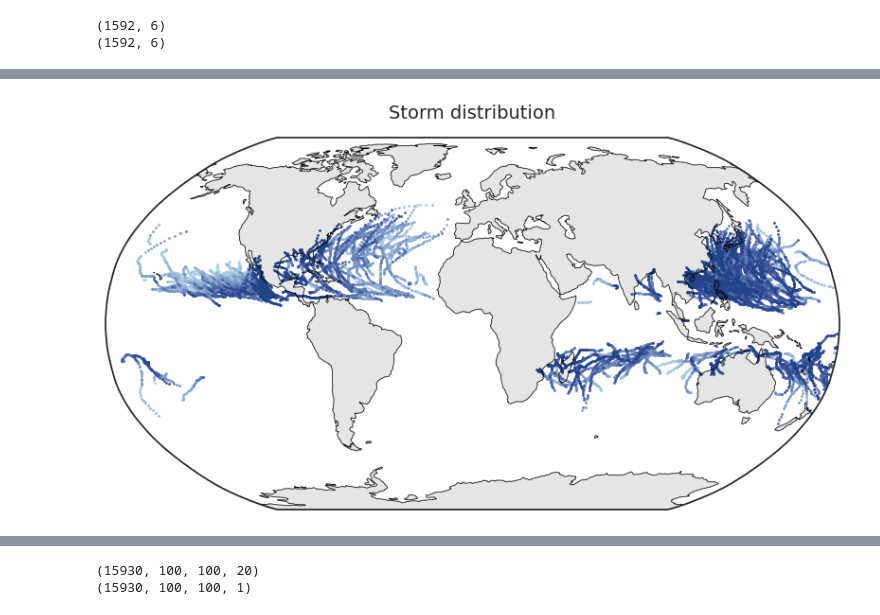
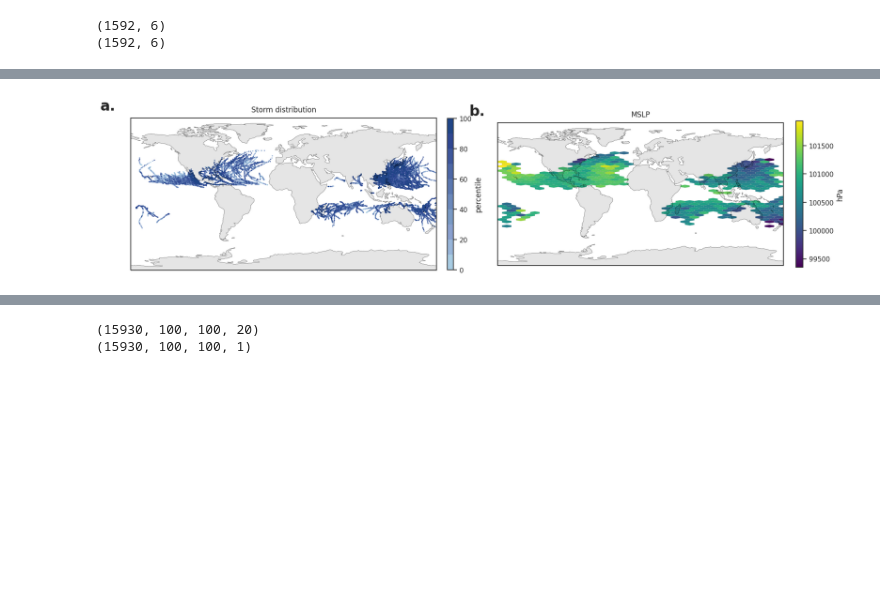
Before and after one commit to vosps/tropical_cyclone, a Jupyter notebook: tracking/9_interpretability.ipynb, the cells around one changed output, grey strips where cells are left out. Drawn from its saved outputs; the diff is of its cells as text; code cells hidden in the pictures; blank space fills up the shorter version.

```diff
--- a/tracking/9_interpretability.ipynb
+++ b/tracking/9_interpretability.ipynb
@@ -302,51 +371,103 @@ plt.clf()
 # %%
 levels = [10, 15, 20, 25, 30, 40, 50,75, 100,140,180,200,250,300]
 sns.set_style("white")
 sns.set_context("notebook")
 vmin=-2
 vmax=2
 
 
-fig, ax = plt.subplots(figsize=(10, 20),subplot_kw={'projection': ccrs.Robinson()})
+fig, axes = plt.subplots(1,2,figsize=(20, 35),subplot_kw={'projection': ccrs.PlateCarree()})
 
 # ax.set_xlim([-180, 180])
 # ax.set_ylim([-90, 90])
 
-ax.scatter(p_10[:,5],p_10[:,4], color="#A8CCE3",s=1,transform=ccrs.PlateCarree())
-ax.scatter(p_20[:,5],p_20[:,4], color="#98B5D9",s=1,transform=ccrs.PlateCarree())
-ax.scatter(p_30[:,5],p_30[:,4], color="#89A0CF",s=1,transform=ccrs.PlateCarree())
-ax.scatter(p_40[:,5],p_40[:,4], color="#799AC5",s=1,transform=ccrs.PlateCarree())
-ax.scatter(p_50[:,5],p_50[:,4], color="#6A88BB",s=1,transform=ccrs.PlateCarree())
-ax.scatter(p_60[:,5],p_60[:,4], color="#5B78B0",s=1,transform=ccrs.PlateCarree())
-ax.scatter(p_70[:,5],p_70[:,4], color="#4C67A6",s=1,transform=ccrs.PlateCarree())
-ax.scatter(p_80[:,5],p_80[:,4], color="#3E579C",s=1,transform=ccrs.PlateCarree())
-ax.scatter(p_90[:,5],p_90[:,4], color="#2F4792",s=1,transform=ccrs.PlateCarree())
-ax.scatter(p_100[:,5],p_100[:,4], color="#204587",s=1,transform=ccrs.PlateCarree())
+axes[0].scatter(p_10[:,5],p_10[:,4], color="#A8CCE3",s=1,transform=ccrs.PlateCarree())
+axes[0].scatter(p_20[:,5],p_20[:,4], color="#98B5D9",s=1,transform=ccrs.PlateCarree())
+axes[0].scatter(p_30[:,5],p_30[:,4], color="#89A0CF",s=1,transform=ccrs.PlateCarree())
+axes[0].scatter(p_40[:,5],p_40[:,4], color="#799AC5",s=1,transform=ccrs.PlateCarree())
+axes[0].scatter(p_50[:,5],p_50[:,4], color="#6A88BB",s=1,transform=ccrs.PlateCarree())
+axes[0].scatter(p_60[:,5],p_60[:,4], color="#5B78B0",s=1,transform=ccrs.PlateCarree())
+axes[0].scatter(p_70[:,5],p_70[:,4], color="#4C67A6",s=1,transform=ccrs.PlateCarree())
+axes[0].scatter(p_80[:,5],p_80[:,4], color="#3E579C",s=1,transform=ccrs.PlateCarree())
+axes[0].scatter(p_90[:,5],p_90[:,4], color="#2F4792",s=1,transform=ccrs.PlateCarree())
+axes[0].scatter(p_100[:,5],p_100[:,4], color="#204587",s=1,transform=ccrs.PlateCarree())
 
-ax.add_feature(cfeature.COASTLINE,linewidth=0.5)
-ax.add_feature(cfeature.LAND, zorder=100,color='black',alpha=0.1)
+axes[0].add_feature(cfeature.COASTLINE,linewidth=0.2)
+axes[0].add_feature(cfeature.LAND, zorder=100,color='black',alpha=0.1)
 
 
-# plt.contourf(storm.precipitation[0,:,:,0],storm.storm_lats[0,:,:],storm.storm_lons[0,:,:])
+# plt.contourf(storm.precipitation[:,:,0],storm.storm_lats[:,:],storm.storm_lons[:,:])
 
 
 # ax.outline_patch.set_linewidth(0.5)
 # gl = ax.gridlines(crs=ccrs.PlateCarree(), draw_labels=True,
 # 			linewidth=0.5, color='gray', alpha=0.5, linestyle='-')
 # gl.xlabels_top = False
 # gl.ylabels_right = False
 # gl.xlabel_style = {'size': 14}
 # gl.ylabel_style = {'size': 14}
 
-ax.tick_params(axis='x', labelsize=20)
-ax.tick_params(axis='y', labelsize=20)
+axes[0].tick_params(axis='x', labelsize=20)
+axes[0].tick_params(axis='y', labelsize=20)
+axes[0].set_title('Storm distribution',fontsize=12,pad=10)
+
+levels = [10, 15, 20, 25, 30, 40, 50,75, 100,140,180,200,250,300]
+vmin=-2
+vmax=2
+width_ratios = [1,0.1]
+# fig, ax = plt.subplots(figsize=(10, 20),subplot_kw={'projection': ccrs.PlateCarree()})
+# ax[1].set_axis_off()
+# ax.contourf(inputs[:,5],inputs[:,4],inputs[:,0],levels=range(98000,102000,500000), transform=ccrs.PlateCarree(),cmap='Oranges')
+# im = ax.pcolormesh(inputs[:,5],inputs[:,4],inputs[:,0], cmap='viridis', transform=ccrs.PlateCarree())
+x = inputs[:,5]
+y = inputs[:,4]
+z = inputs[:,0]
+m = axes[1].hexbin(x,y, C=z, gridsize=30, cmap='viridis', mincnt=1, edgecolor='gray', reduce_C_function=np.mean,linewidth=0.1, transform=ccrs.PlateCarree())
+axes[1].add_feature(cfeature.COASTLINE,linewidth=0.2)
+axes[1].add_feature(cfeature.LAND, zorder=100,color='black',alpha=0.1)
+# gl = axes[1].gridlines(crs=ccrs.PlateCarree(), draw_labels=True,
+# 			linewidth=0.5, color='gray', alpha=0.5, linestyle='-')
+# gl.xlabels_top = False
+# gl.ylabels_right = False
+# gl.xlabel_style = {'size': 14}
+# gl.ylabel_style = {'size': 14}
+
+axes[1].tick_params(axis='x', labelsize=20)
+axes[1].tick_params(axis='y', labelsize=20)
 
 
-ax.set_title('Storm distribution',fontsize=14,pad=15)
-ax.set_global()
-plt.savefig('figure_9c_storm_distribution_4.png')
+axes[1].set_title('MSLP',fontsize=12,pad=10)
+axes[1].set_global()
+# cbar_ax = fig.add_axes([1, 0.031, 0.03, 0.936])
+# levels=[ 1, 2, 3, 5, 7, 10, 15, 20, 25, 30, 40, 50, 70, 100, 150]
+
+cb = plt.colorbar(m,fraction=0.024, pad=0.04,label='hPa')
+
+# plt.savefig('figure_9d_mslp_distribution_4.png')
+axes[0].set_global()
+axes[1].set_global()
+# axes[0].outline_patch.se t_linewidth(0.1)
+# axes[1].patch.set_linewidth(0.1)
+
+axes[0].text(-0.1, 1.05, 'a.', transform=axes[0].transAxes, size=24, weight='bold')
+axes[1].text(-0.1, 1.05, 'b.', transform=axes[1].transAxes, size=24, weight='bold')
+
+# Create a ListedColormap
+colours = ["#A8CCE3","#98B5D9","#89A0CF","#799AC5","#6A88BB","#5B78B0","#4C67A6","#3E579C","#2F4792","#204587"]
+cmap = ListedColormap(colours)
+
+# Create a normalization instance to scale data to the range of the colormap
+norm = Normalize(vmin=0, vmax=100)
+
+# Create a colorbar using ColorbarBase
+cbar_ax = fig.add_axes([0.49, 0.445, 0.007, 0.1])
+cbar = ColorbarBase(cbar_ax, cmap=cmap, norm=norm, orientation='vertical',label = 'percentile')
+
+
+
+plt.savefig('figure_9c_storm_distribution_4.png',bbox_inches='tight')
 # %% [output]
-[figure, old version]
+[figure, new version]
 # %%
 levels = [10, 15, 20, 25, 30, 40, 50,75, 100,140,180,200,250,300]
 sns.set_style("white")
```
Also changed, not shown: parts of 15 cells of this notebook, 17 other files.
